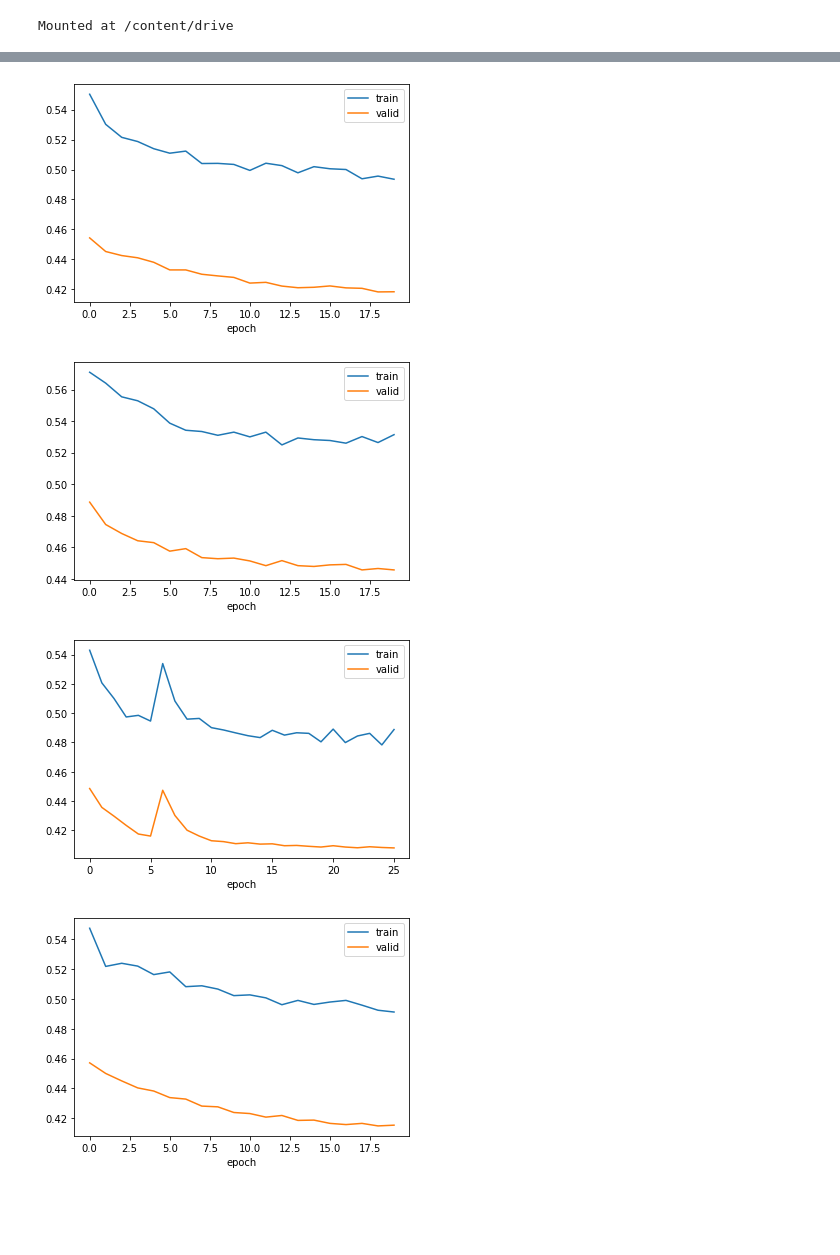
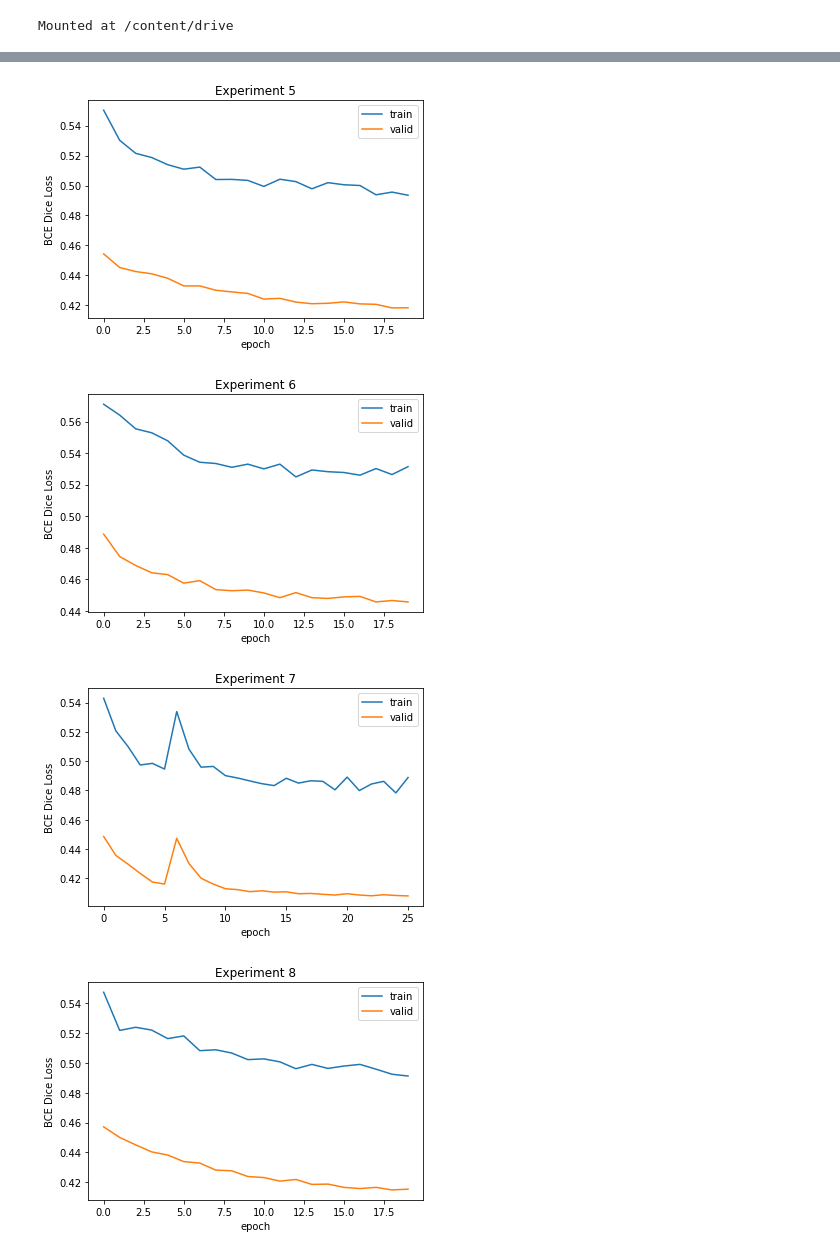
Before and after one commit to ronnief1/Polyp-Segmentation, a Jupyter notebook: hp_tuning_loss_analysis.ipynb, the cells around one changed output, grey strips where cells are left out. Saved outputs shown, nothing was run; the diff lists cells and outputs as text; code cells hidden in the pictures; blank space fills up the shorter version.

```diff
--- a/hp_tuning_loss_analysis.ipynb
+++ b/hp_tuning_loss_analysis.ipynb
@@ -32,6 +32,6 @@ for i in range(1,19):
         'valid': valid
         })
 
-    losses.plot(x="epoch", y=["train", "valid"])
+    losses.plot(x="epoch", y=["train", "valid"], ylabel='BCE Dice Loss', title='Experiment ' + str(i))
     plt.savefig(path + 'segmentation_notebook_experiment_' + str(i) + '/loss_plot.jpg')
 # %% [output]
@@ -42,4 +42,4 @@ for i in range(1,19):
-[figure, old version]
+[figure, new version]
-[figure, old version]
+[figure, new version]
-[figure, old version]
+[figure, new version]
-[figure, old version]
+[figure, new version]
```
Also changed, not shown: parts of 1 cell of this notebook.
